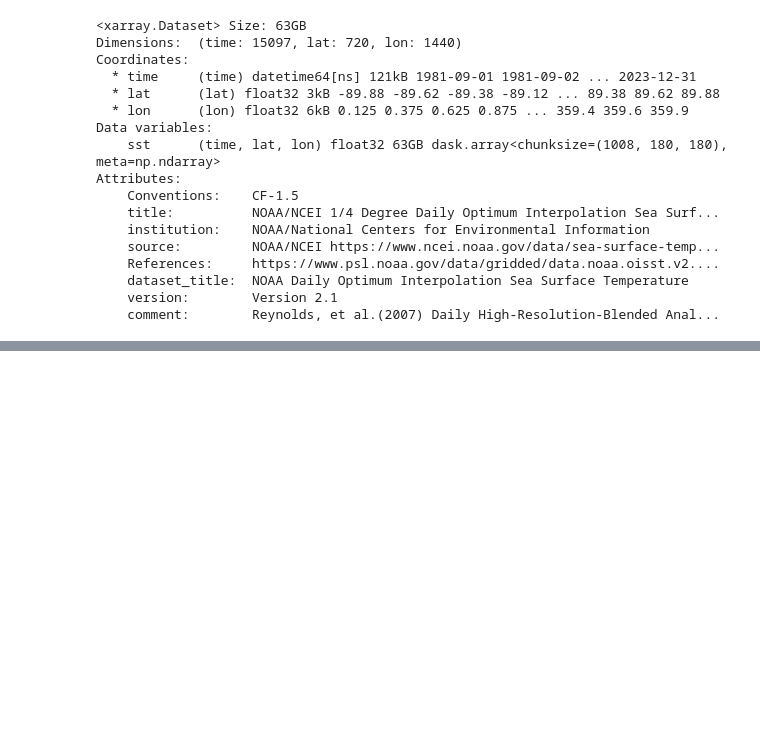
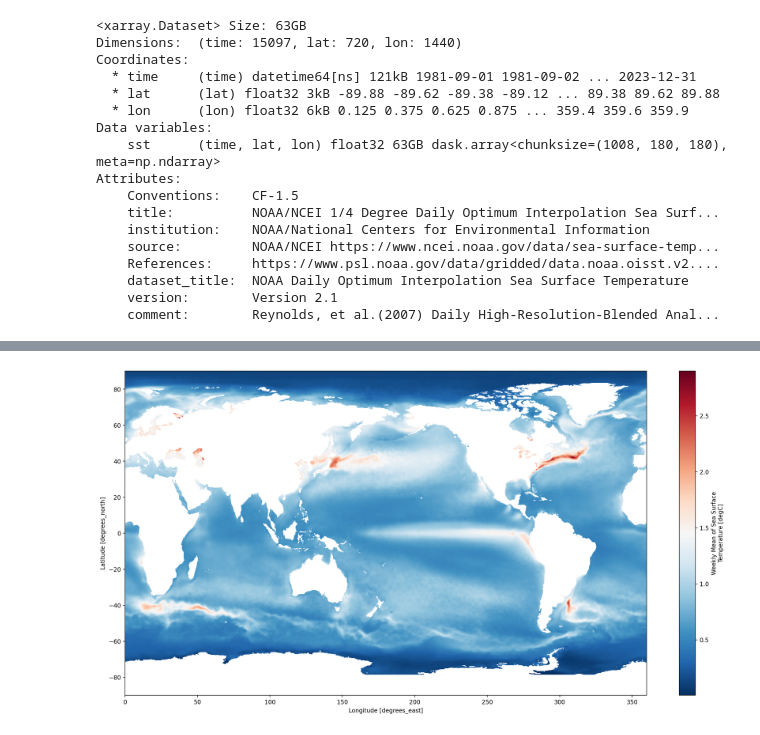
Before and after one commit to lucieDLE/MHW-Detection, a Jupyter notebook: notebook/daily_data_prep.ipynb, the cells around one changed output, grey strips where cells are left out. Cells and saved outputs as stored; diff of their text form; code cells hidden in the pictures; blank space fills up the shorter version.

Commit message:
Hiigh resolution anomaly map for current analysis

```diff
--- a/notebook/daily_data_prep.ipynb
+++ b/notebook/daily_data_prep.ipynb
@@ -54,0 +56,8 @@ Attributes:
+# %%
+ds_init = xr.open_dataset('../data/cache/initial_map_high_res.nc', engine="netcdf4",)
+# ds_init["time"] = xr.decode_cf(ds_init).time
+
+# sst = ds_init.sst
+# sst_grouped = sst.groupby("time.month")
+# tos_std = sst_grouped.std(dim="time")
+# initial_map = tos_std.mean(dim="month")
@@ -54,0 +86,6 @@ Attributes:
+# %%
+plt.figure(figsize=(20,10))
+ds_init['sst'].plot(center=False, cmap='RdBu_r')
+plt.savefig('highres_anomaly_map_2.png',dpi=1280)
+# %% [output]
+[figure, added]
```
Also changed, not shown: parts of 4 cells of this notebook, 1 other file.
